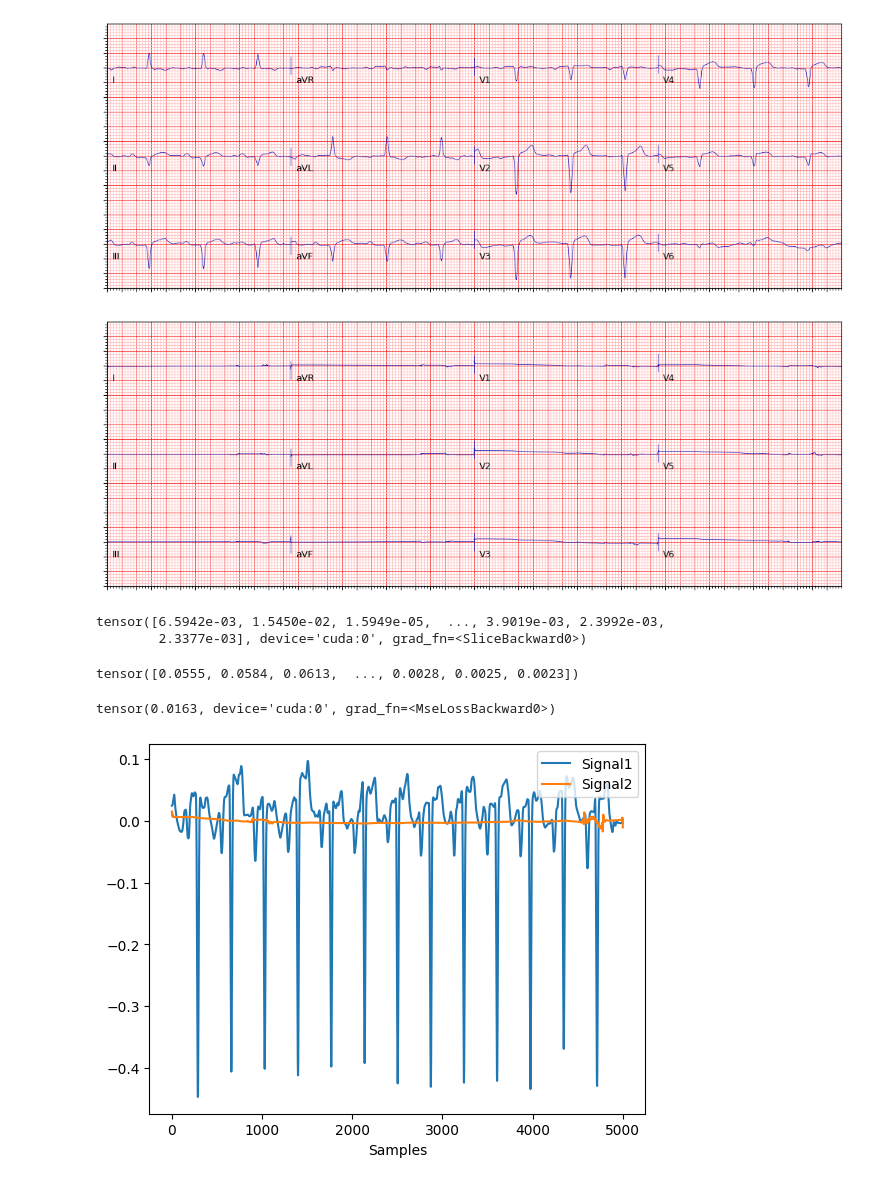
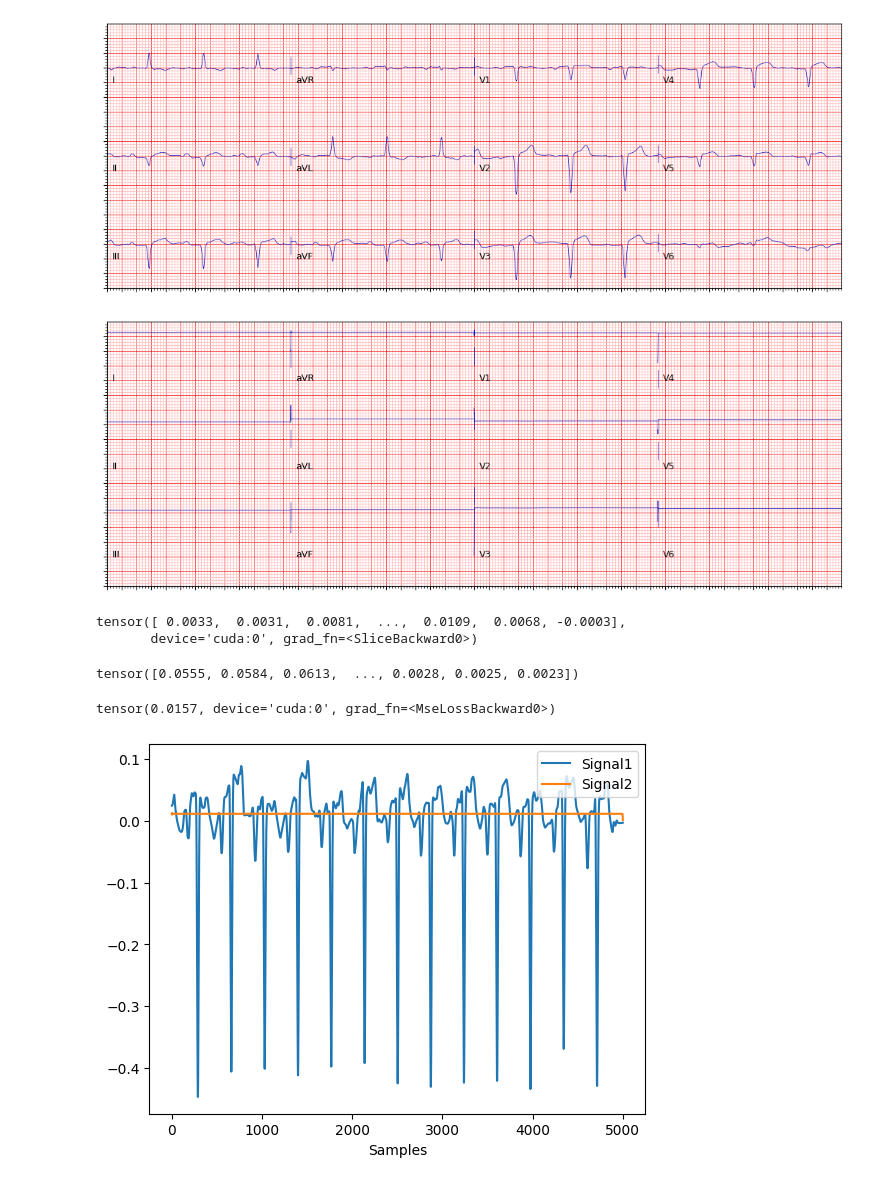
Before and after one commit to isears/ptbxlae, a Jupyter notebook: notebooks/generative_sandbox.ipynb, the cells around one changed output. Drawn from its saved outputs; the diff is of its cells as text; code cells hidden in the pictures.

```diff
--- a/notebooks/generative_sandbox.ipynb
+++ b/notebooks/generative_sandbox.ipynb
@@ -3,7 +3,7 @@ import torch
 from ptbxlae.modeling.resnet1dVAE import Resnet1dVAE
 # %%
 torch.no_grad()
-m = Resnet1dVAE.load_from_checkpoint('../cache/savedmodels/last-v6.ckpt')
+m = Resnet1dVAE.load_from_checkpoint('../cache/savedmodels/last-v10.ckpt')
 m.eval()
 # %% [output]
 /home/isears/VirtualEnvironments/default/lib/python3.11/site-packages/lightning/fabric/utilities/cloud_io.py:56: You are using `torch.load` with `weights_only=False` (the current default value), which ...
@@ -55,14 +55,14 @@ plot_raw_data(sig, {'fs': 500})
 # %%
 # After
 decoded = m.decoder(encoded)
-plot_raw_data(decoded[0].detach().to('cpu').numpy() * 10, {'fs': 500})
+plot_raw_data(decoded[0].detach().to('cpu').numpy() * 100, {'fs': 500})
 # %% [output]
-[figure, old version]
+[figure, new version]
 # %%
 decoded[0,5,:]
 # %% [output]
-tensor([6.5942e-03, 1.5450e-02, 1.5949e-05,  ..., 3.9019e-03, 2.3992e-03,
-        2.3377e-03], device='cuda:0', grad_fn=<SliceBackward0>)
+tensor([ 0.0033,  0.0031,  0.0081,  ...,  0.0109,  0.0068, -0.0003],
+       device='cuda:0', grad_fn=<SliceBackward0>)
 # %%
 sig[5,:]
 # %% [output]
@@ -70,7 +70,7 @@ tensor([0.0555, 0.0584, 0.0613,  ..., 0.0028, 0.0025, 0.0023])
 # %%
 torch.nn.functional.mse_loss(decoded[0,5,:], sig[5,:].to('cuda'))
 # %% [output]
-tensor(0.0163, device='cuda:0', grad_fn=<MseLossBackward0>)
+tensor(0.0157, device='cuda:0', grad_fn=<MseLossBackward0>)
 # %%
 import neurokit2 as nk
 
@@ -78,4 +78,4 @@ import neurokit2 as nk
 channel = 6
 nk.signal_plot([sig[channel], decoded[0,channel,:].detach().cpu()])
 # %% [output]
-[figure, old version]
+[figure, new version]
```
Also changed, not shown: parts of 1 cell of this notebook, 1 other file.
